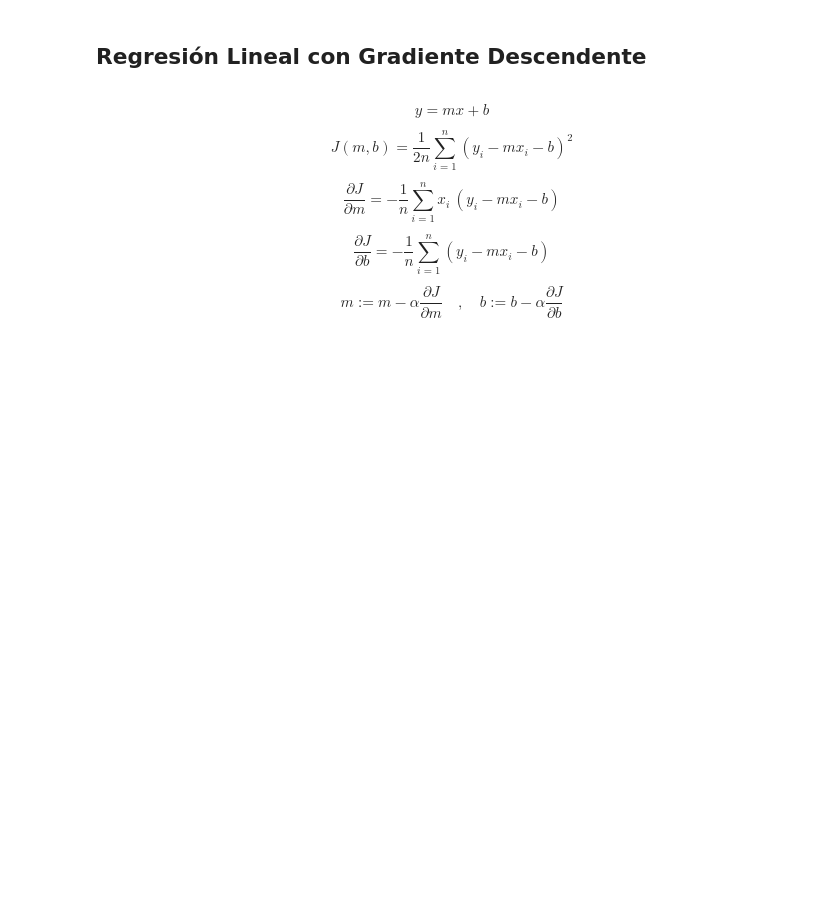
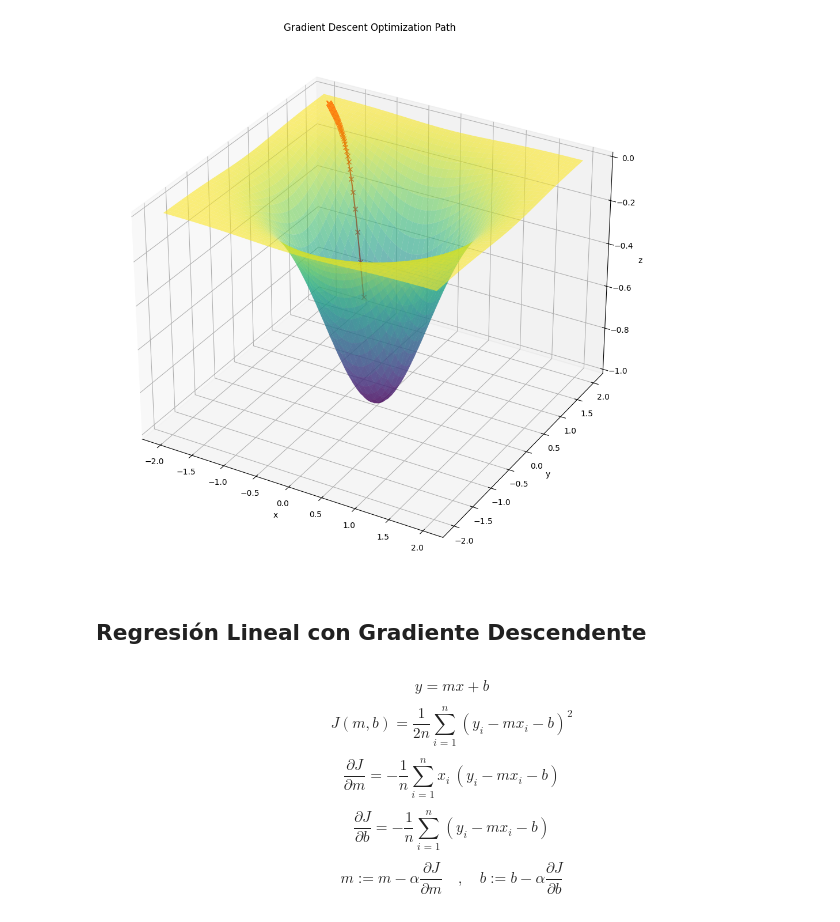
Before and after one commit to czammar/ai_supervised_ml, a Jupyter notebook: notebooks/02_lr_gradient_descent.ipynb, the cells around one changed output. Cells and saved outputs as stored; diff of their text form; code cells hidden in the pictures; blank space fills up the shorter version.

```diff
--- a/notebooks/02_lr_gradient_descent.ipynb
+++ b/notebooks/02_lr_gradient_descent.ipynb
@@ -160,3 +74,17 @@ Minimum value of f(x,y): 0.0000
+# %%
+fig = plt.figure(figsize=(12, 20))
+ax = fig.add_subplot(111, projection='3d')
+
+ax.plot_surface(X, Y, Z, alpha=0.6, cmap='viridis')
+ax.plot(trajectory[:, 0], trajectory[:, 1], trajectory[:, 2], color='red', marker='x')
+
+ax.set_title('Gradient Descent Optimization Path')
+ax.set_xlabel('x')
+ax.set_ylabel('y')
+ax.set_zlabel('z')
+plt.show()
+# %% [output]
+[figure, added]
 # %% [markdown]
 ## Regresión Lineal con Gradiente Descendente
 # %% [markdown]
```
Also changed, not shown: parts of 13 cells of this notebook, 9 other files.
